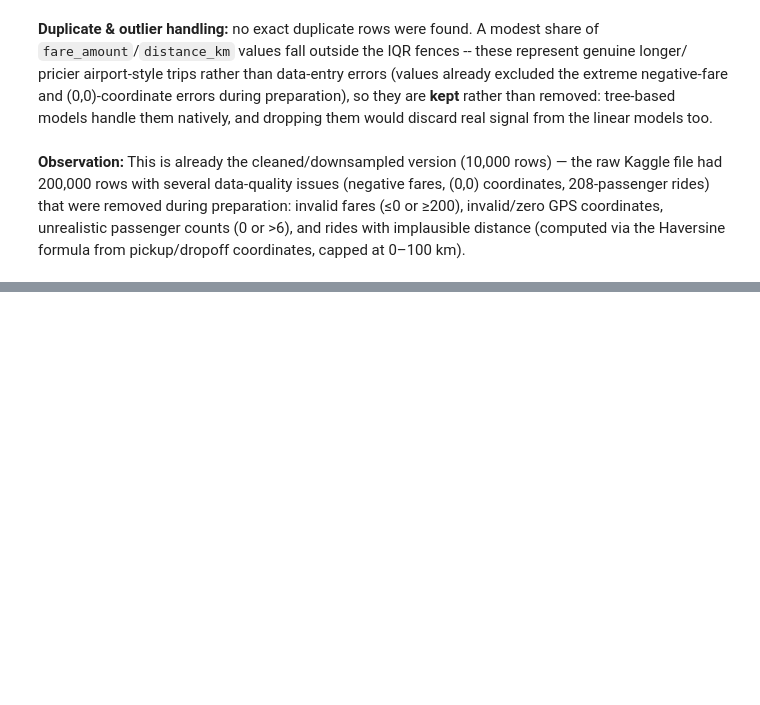
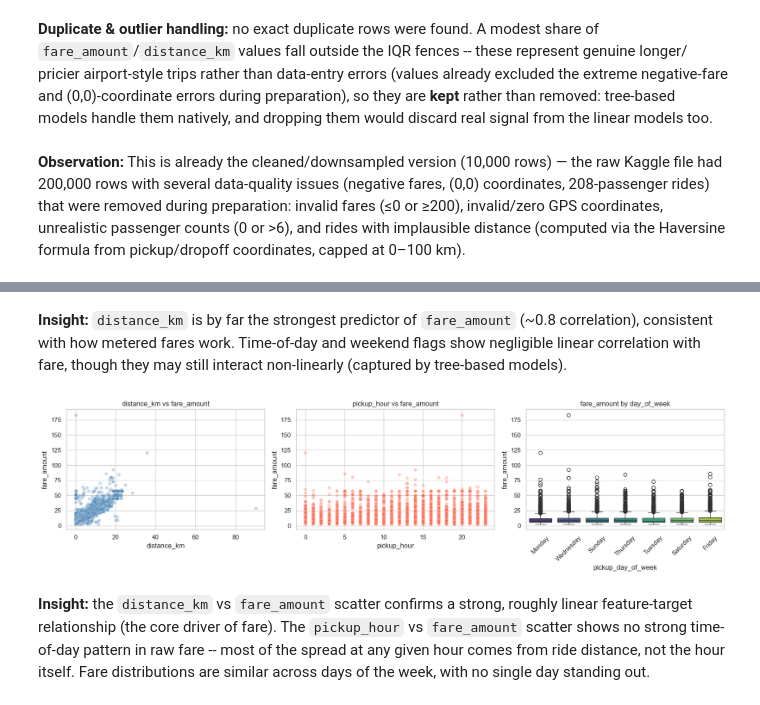
Before and after one commit to Pranava-M/ML_Capstone_Gig_Workers, a Jupyter notebook: Regression1.ipynb, the cells around one changed output, grey strips where cells are left out. Cells and saved outputs as stored; diff of their text form; code cells hidden in the pictures; blank space fills up the shorter version.

```diff
--- a/Regression1.ipynb
+++ b/Regression1.ipynb
@@ -107,0 +134,25 @@ pickup/dropoff coordinates, capped at 0–100 km).
+# %% [markdown]
+**Insight:** `distance_km` is by far the strongest predictor of `fare_amount` (~0.8 correlation), consistent with how metered fares work. Time-of-day and weekend flags show negligible linear correlation with fare, though they may still interact non-linearly (captured by tree-based models).
+# %%
+fig, axes = plt.subplots(1, 3, figsize=(17, 4.5))
+
+sns.scatterplot(data=reg_raw, x='distance_km', y='fare_amount', alpha=0.3, color='steelblue', ax=axes[0])
+axes[0].set_title('distance_km vs fare_amount')
+
+sns.scatterplot(data=reg_raw, x='pickup_hour', y='fare_amount', alpha=0.3, color='tomato', ax=axes[1])
+axes[1].set_title('pickup_hour vs fare_amount')
+
+sns.boxplot(data=reg_raw, x='pickup_day_of_week', y='fare_amount', hue='pickup_day_of_week',
+            palette='viridis', legend=False, ax=axes[2])
+axes[2].set_title('fare_amount by day_of_week')
+axes[2].tick_params(axis='x', rotation=45)
+plt.tight_layout()
+plt.show()
+# %% [output]
+[figure, added]
+# %% [markdown]
+**Insight:** the `distance_km` vs `fare_amount` scatter confirms a strong, roughly linear
+feature-target relationship (the core driver of fare). The `pickup_hour` vs `fare_amount`
+scatter shows no strong time-of-day pattern in raw fare -- most of the spread at any given hour
+comes from ride distance, not the hour itself. Fare distributions are similar across days of the
+week, with no single day standing out.
```
Also changed, not shown: parts of 4 cells of this notebook.
